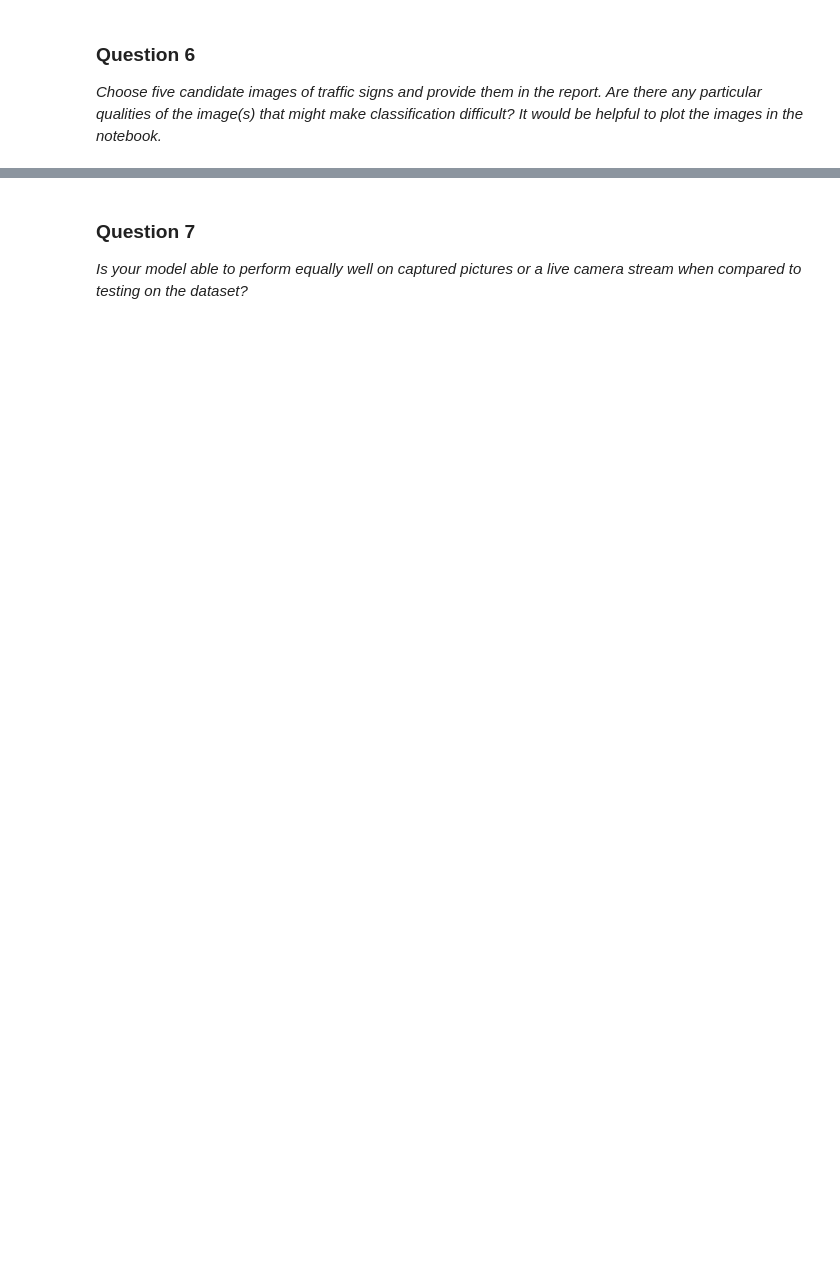
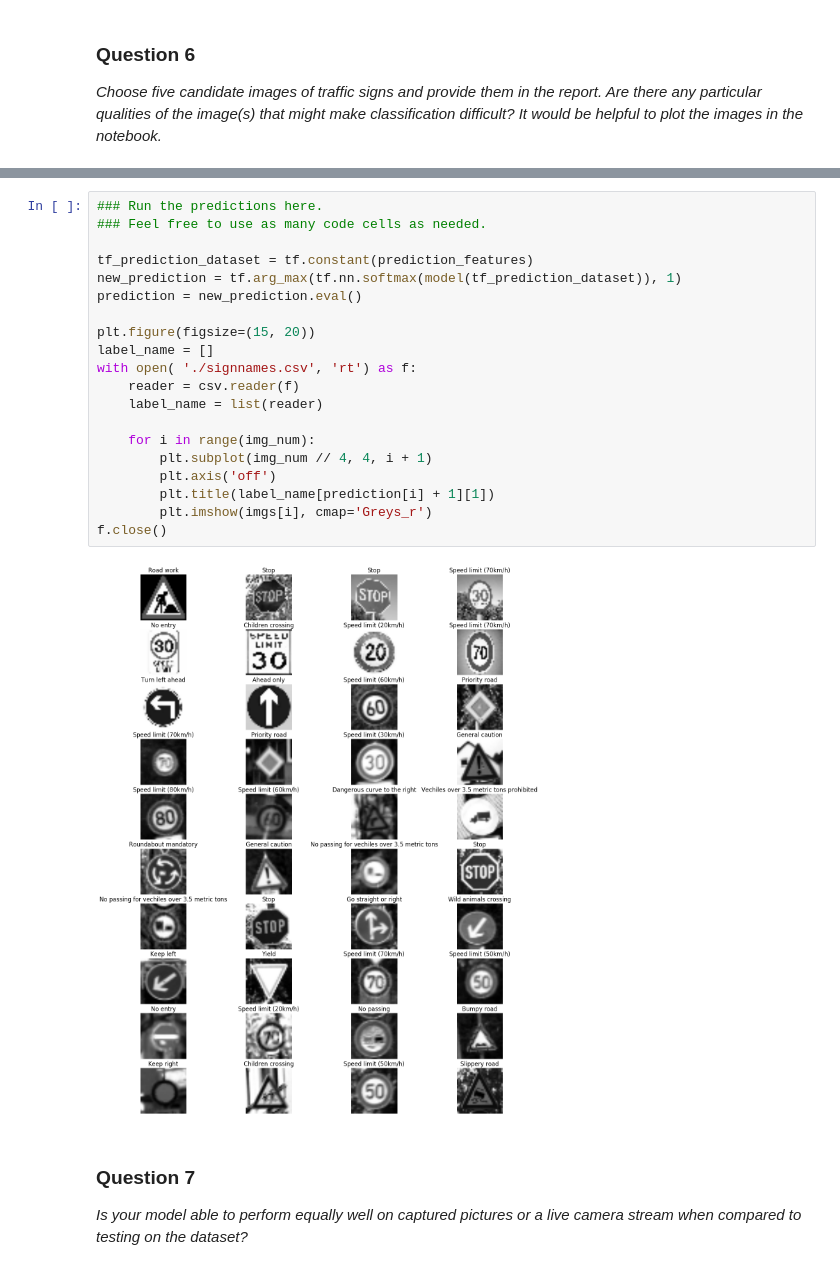
Before and after one commit to yasenh/self-driving-car-ND, a Jupyter notebook: term1/project2-traffic-signs/Traffic_Signs_Recognition.ipynb, the cells around one changed output, grey strips where cells are left out. Drawn from its saved outputs; the diff is of its cells as text; blank space fills up the shorter version.

```diff
--- a/term1/project2-traffic-signs/Traffic_Signs_Recognition.ipynb
+++ b/term1/project2-traffic-signs/Traffic_Signs_Recognition.ipynb
@@ -498,3 +576,25 @@ _Choose five candidate images of traffic signs and provide them in the report. A
+# %%
+### Run the predictions here.
+### Feel free to use as many code cells as needed.
+
+tf_prediction_dataset = tf.constant(prediction_features)
+new_prediction = tf.arg_max(tf.nn.softmax(model(tf_prediction_dataset)), 1)
+prediction = new_prediction.eval()
+
+plt.figure(figsize=(15, 20))
+label_name = []
+with open( './signnames.csv', 'rt') as f:
+    reader = csv.reader(f)
+    label_name = list(reader)
+
+    for i in range(img_num):
+        plt.subplot(img_num // 4, 4, i + 1)
+        plt.axis('off')
+        plt.title(label_name[prediction[i] + 1][1])
+        plt.imshow(imgs[i], cmap='Greys_r')
+f.close()
+# %% [output]
+[figure, added]
 # %% [markdown]
 ### Question 7
 
```
Also changed, not shown: parts of 33 cells of this notebook, 1 other file.
